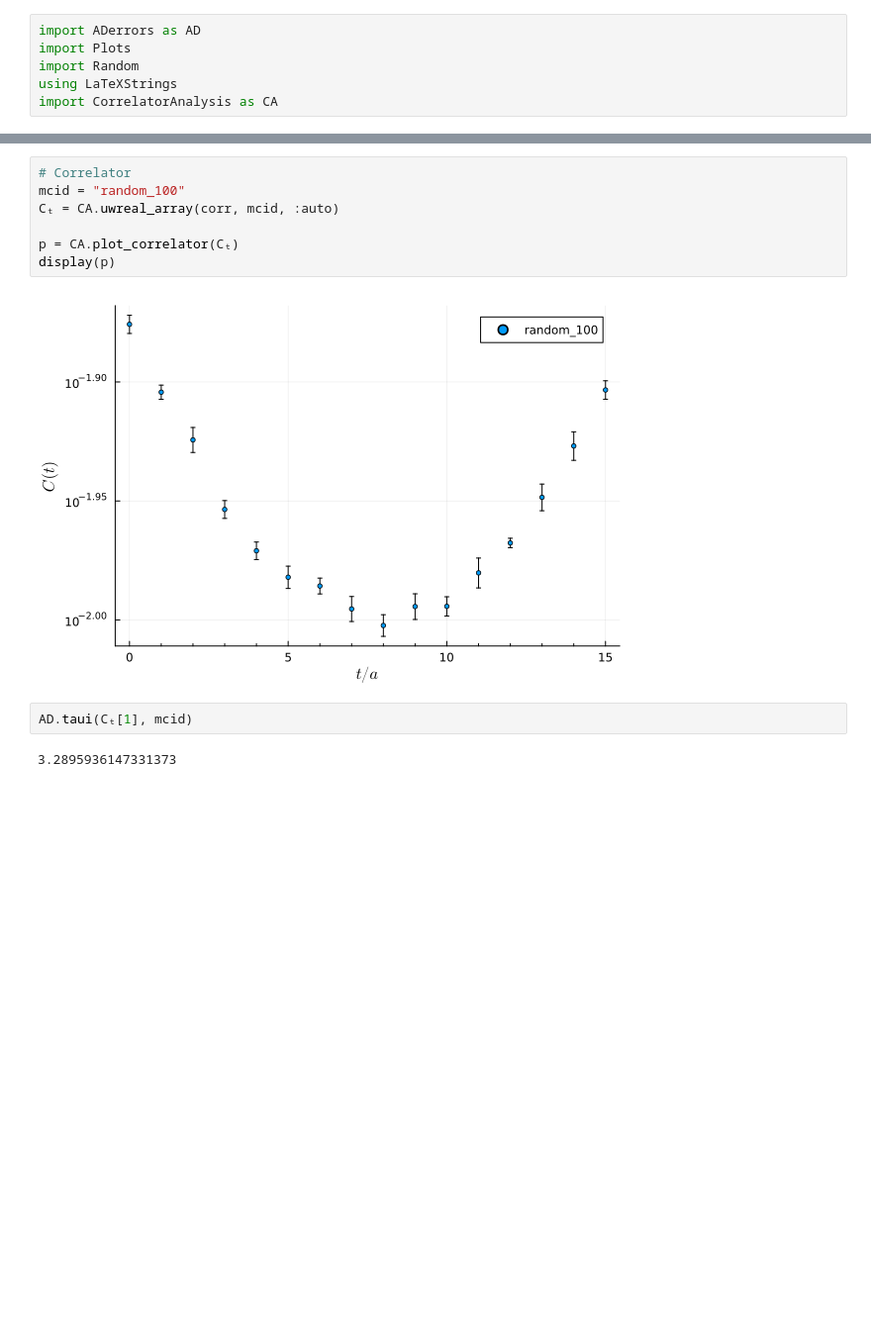
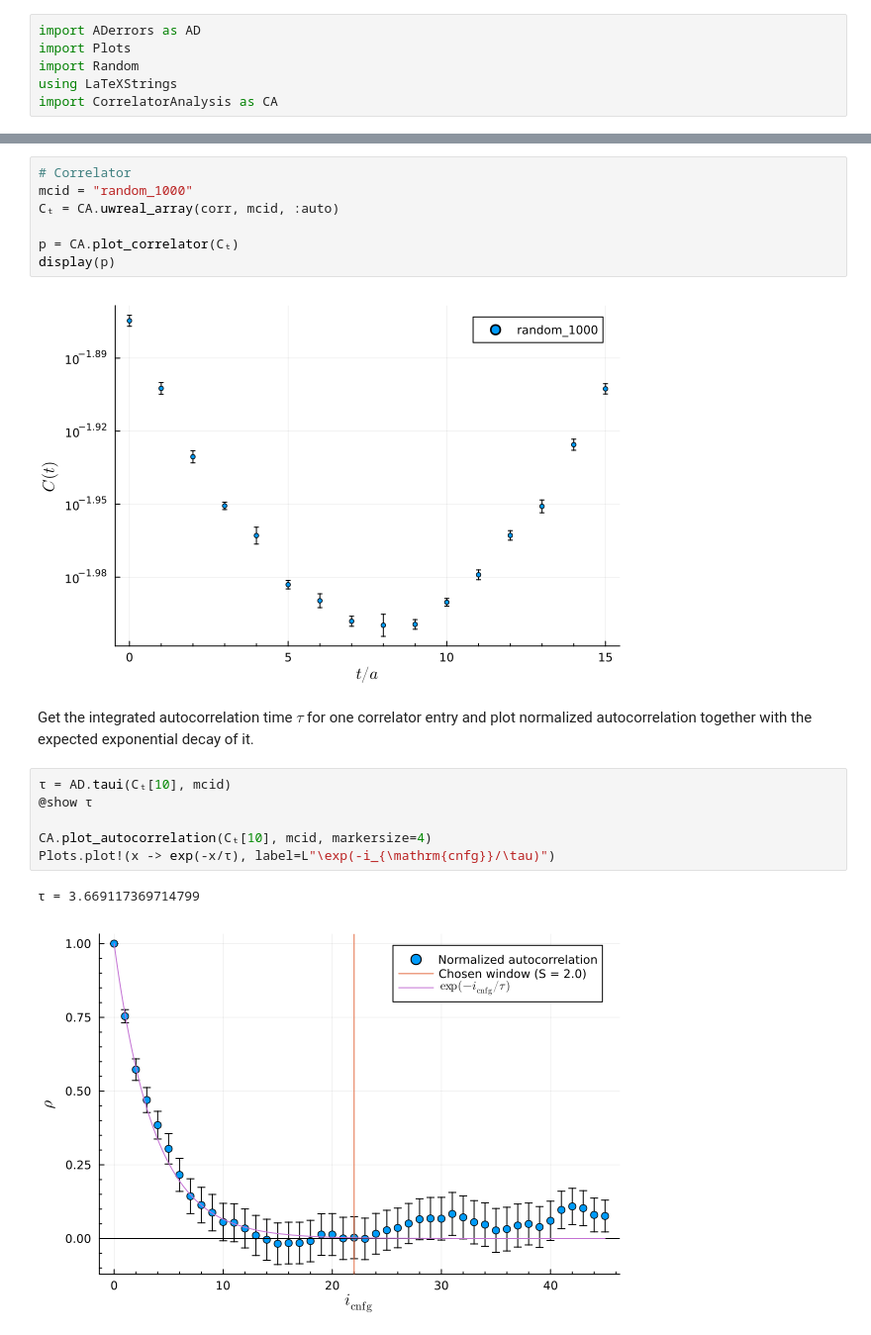
Before and after one commit to ResStump/CorrelatorAnalysis.jl, a Jupyter notebook: examples/correlator_analysis_random.ipynb, the cells around one changed output, grey strips where cells are left out. Shown at 99% size. Saved outputs shown, nothing was run; the diff lists cells and outputs as text; blank space fills up the shorter version.

```diff
--- a/examples/correlator_analysis_random.ipynb
+++ b/examples/correlator_analysis_random.ipynb
@@ -23,13 +28,20 @@ end
 # %%
 # Correlator
-mcid = "random_100"
+mcid = "random_1000"
 Cₜ = CA.uwreal_array(corr, mcid, :auto)
 
 p = CA.plot_correlator(Cₜ)
 display(p)
 # %% [output]
-[figure, old version]
+[figure, new version]
-# %%
-AD.taui(Cₜ[1], mcid)
-# %% [output]
-3.2895936147331373
+# %% [markdown]
+Get the integrated autocorrelation time $\tau$ for one correlator entry and plot normalized autocorrelation together with the expected exponential decay of it.
+# %%
+τ = AD.taui(Cₜ[10], mcid)
+@show τ
+
+CA.plot_autocorrelation(Cₜ[10], mcid, markersize=4)
+Plots.plot!(x -> exp(-x/τ), label=L"\exp(-i_{\mathrm{cnfg}}/\tau)")
+# %% [output]
+τ = 3.669117369714799
+[figure, added]
```
Also changed, not shown: parts of 17 cells of this notebook, 3 other files.
